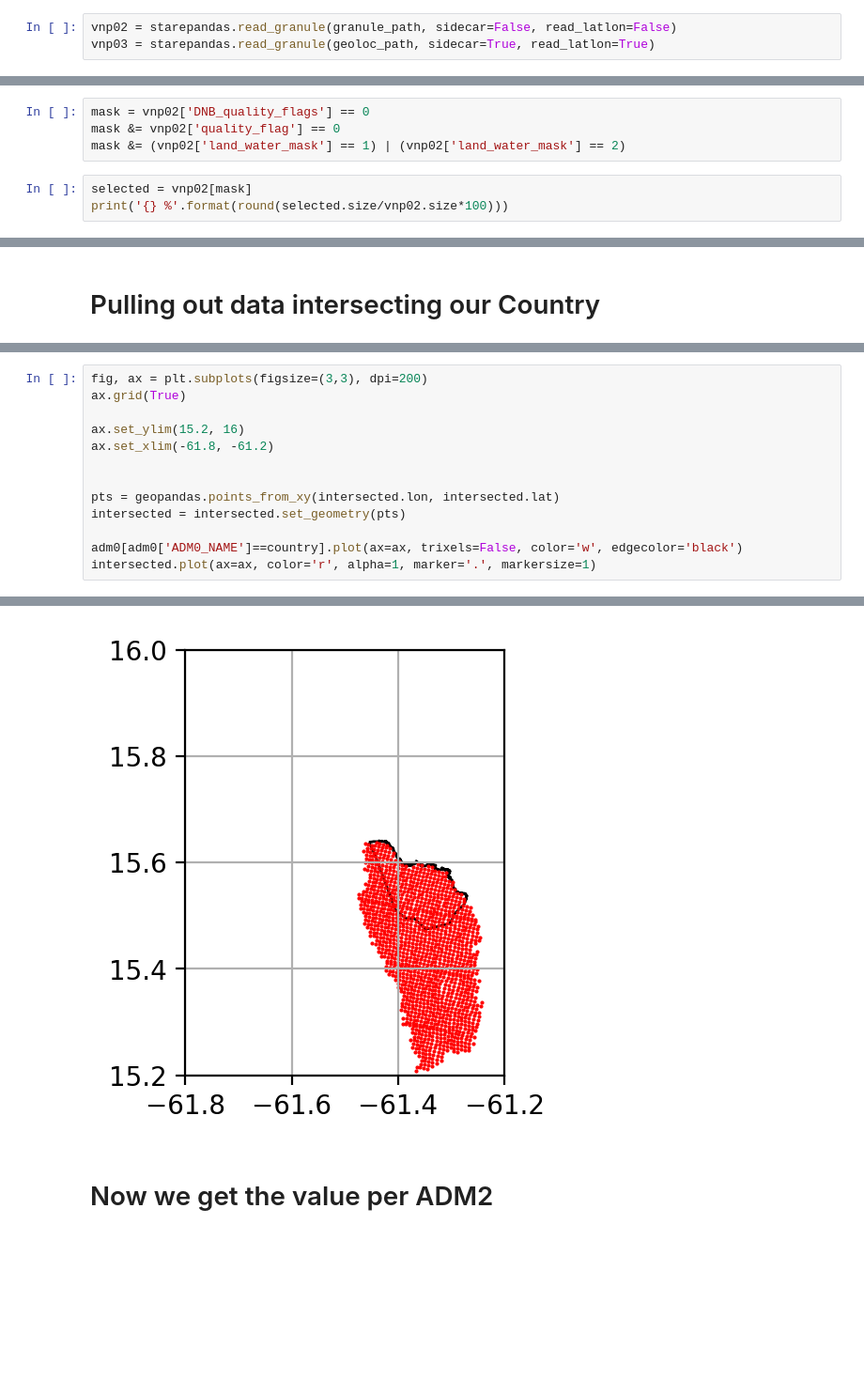
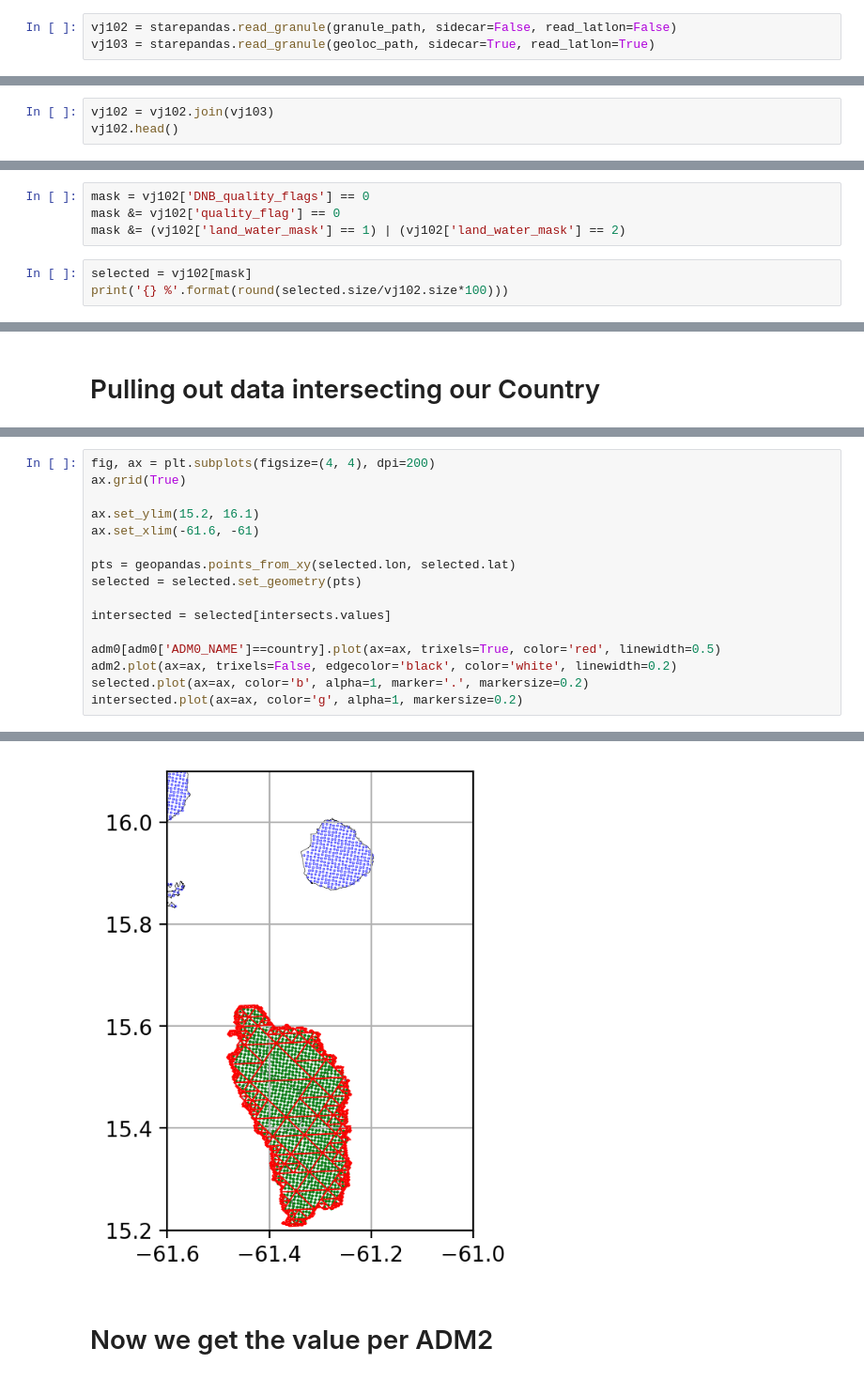
Before and after one commit to NiklasPhabian/nightlights_caribbean, a Jupyter notebook: flow.ipynb, the cells around one changed output, grey strips where cells are left out. Shown at 94% size. Cells and saved outputs as stored; diff of their text form; blank space fills up the shorter version.

```diff
--- a/flow.ipynb
+++ b/flow.ipynb
@@ -64,3 +67,3 @@ print(granule_path)
 # %%
-vnp02 = starepandas.read_granule(granule_path, sidecar=False, read_latlon=False)
-vnp03 = starepandas.read_granule(geoloc_path, sidecar=True, read_latlon=True)
+vj102 = starepandas.read_granule(granule_path, sidecar=False, read_latlon=False)
+vj103 = starepandas.read_granule(geoloc_path, sidecar=True, read_latlon=True)
@@ -76,0 +70,3 @@ vnp02.head()
+# %%
+vj102 = vj102.join(vj103)
+vj102.head()
@@ -103,10 +106,10 @@ vnp02.head()
 - 2: Pointing_bad
 - 3: Terrain_bad
 # %%
-mask = vnp02['DNB_quality_flags'] == 0
-mask &= vnp02['quality_flag'] == 0
-mask &= (vnp02['land_water_mask'] == 1) | (vnp02['land_water_mask'] == 2)
+mask = vj102['DNB_quality_flags'] == 0
+mask &= vj102['quality_flag'] == 0
+mask &= (vj102['land_water_mask'] == 1) | (vj102['land_water_mask'] == 2)
 # %%
-selected = vnp02[mask]
-print('{} %'.format(round(selected.size/vnp02.size*100)))
+selected = vj102[mask]
+print('{} %'.format(round(selected.size/vj102.size*100)))
 # %% [output]
@@ -129,18 +144,21 @@ intersected.head()
 # %%
-fig, ax = plt.subplots(figsize=(3,3), dpi=200)
+fig, ax = plt.subplots(figsize=(4, 4), dpi=200)
 ax.grid(True)
 
-ax.set_ylim(15.2, 16)
-ax.set_xlim(-61.8, -61.2)
+ax.set_ylim(15.2, 16.1)
+ax.set_xlim(-61.6, -61)
 
+pts = geopandas.points_from_xy(selected.lon, selected.lat)
+selected = selected.set_geometry(pts)
 
-pts = geopandas.points_from_xy(intersected.lon, intersected.lat)
-intersected = intersected.set_geometry(pts)
+intersected = selected[intersects.values]
 
-adm0[adm0['ADM0_NAME']==country].plot(ax=ax, trixels=False, color='w', edgecolor='black')
-intersected.plot(ax=ax, color='r', alpha=1, marker='.', markersize=1)
+adm0[adm0['ADM0_NAME']==country].plot(ax=ax, trixels=True, color='red', linewidth=0.5)
+adm2.plot(ax=ax, trixels=False, edgecolor='black', color='white', linewidth=0.2)
+selected.plot(ax=ax, color='b', alpha=1, marker='.', markersize=0.2)
+intersected.plot(ax=ax, color='g', alpha=1, markersize=0.2)
 # %% [output]
 <AxesSubplot:>
-[figure, old version]
+[figure, new version]
 # %% [markdown]
 # Now we get the value per ADM2
```
Also changed, not shown: parts of 25 cells of this notebook, 4 other files.
